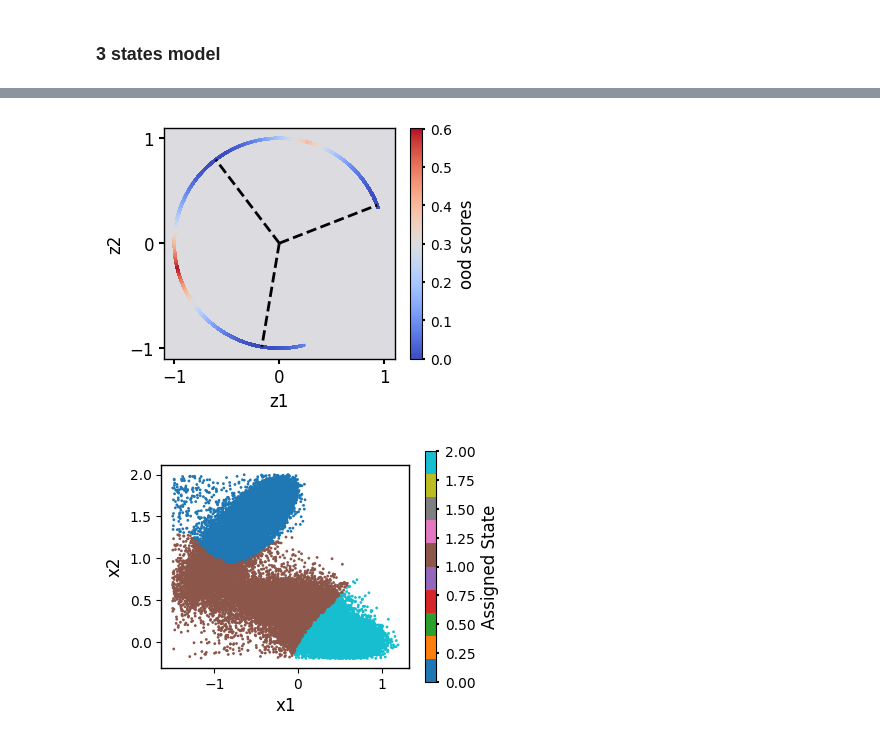
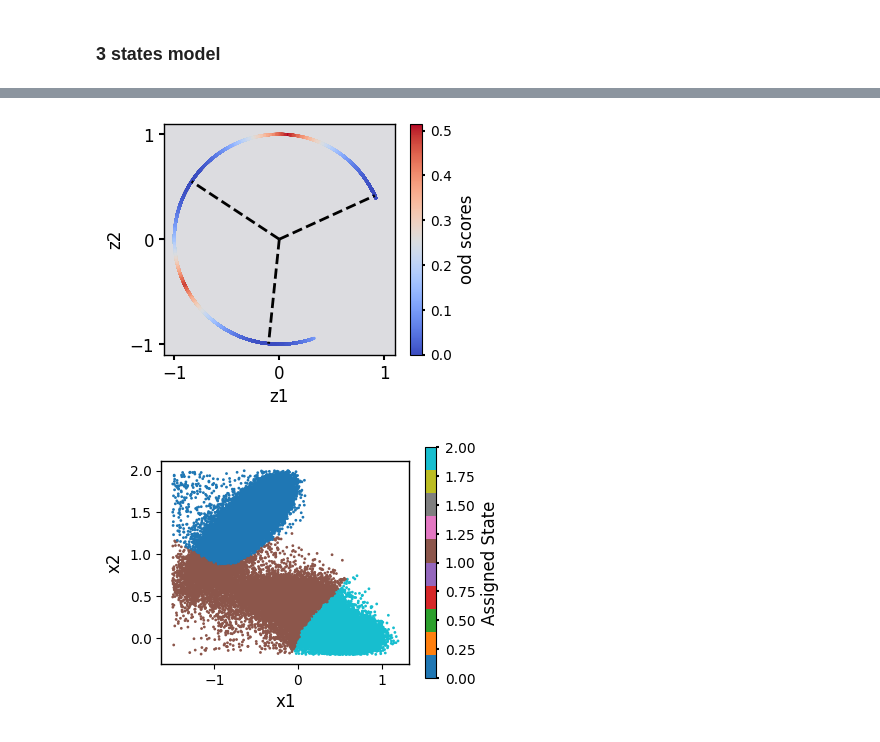
Before and after one commit to xuhuihuang/ts-dar, a Jupyter notebook: example/muller-example-fast.ipynb, the cells around one changed output, grey strips where cells are left out. Cells and saved outputs as stored; diff of their text form; code cells hidden in the pictures.

```diff
--- a/example/muller-example-fast.ipynb
+++ b/example/muller-example-fast.ipynb
@@ -240,8 +240,8 @@ loader_val = DataLoader(val_data, batch_size=len(val_data), shuffle=False)
 lobe = TSDARTLayer([2,20,20,20,10,2],n_states=3)
 lobe = lobe.to(device=device)
 ### 50 epochs for fully optimization
-tsdart = TSDART(lobe = lobe, learning_rate = 1e-3, device = device, mode = 'regularize', beta=0.01, feat_dim=2, n_states=3, pretrain=50, fast_mode=True)
-tsdart_model = tsdart.fit(loader_train, n_epochs=100, validation_loader=loader_val).fetch_model()
+tsdart = TSDART(lobe = lobe, learning_rate = 5e-4, device = device, mode = 'regularize', beta=0.01, feat_dim=2, n_states=3, pretrain=100, fast_mode=True)
+tsdart_model = tsdart.fit(loader_train, n_epochs=200, validation_loader=loader_val).fetch_model()
 # %%
 tsdart_estimator = TSDARTEstimator(tsdart_model)
 ood_scores = tsdart_estimator.fit(data).ood_scores
@@ -329,25 +329,25 @@ g=0.1
 b=0.2
 ax.patch.set_facecolor((r,g,b,.15))
 # %% [output]
-[figure, old version]
+[figure, new version]
 # %%
-assigned_states = tsdart_model.transform(data, return_type='states')
+assigned_states = tsdart_model.transform(data, return_type='states').astype(int)
 
 fig, ax = plt.subplots(1, 1, figsize=(4, 3))
 for axis in ['top', 'bottom', 'left', 'right']:
     ax.spines[axis].set_linewidth(1)
 ax.set_aspect('equal')
 
 scatter = ax.scatter(data[:, 0], data[:, 1], c=assigned_states, cmap='tab10', s=1, alpha=1)
 cb = fig.colorbar(scatter)
 cb.ax.tick_params(labelsize=10, length=2.5, width=1.5)
 cb.set_label('Assigned State', fontsize=12)
 
 ax.set_xlabel('x1', fontsize=12)
 ax.set_ylabel('x2', fontsize=12)
 plt.show()
 # %% [output]
-[figure, old version]
+[figure, new version]
 # %%
 # dispersion loss
 disloss = tsdart._validation_dis
```
Also changed, not shown: parts of 9 cells of this notebook.
